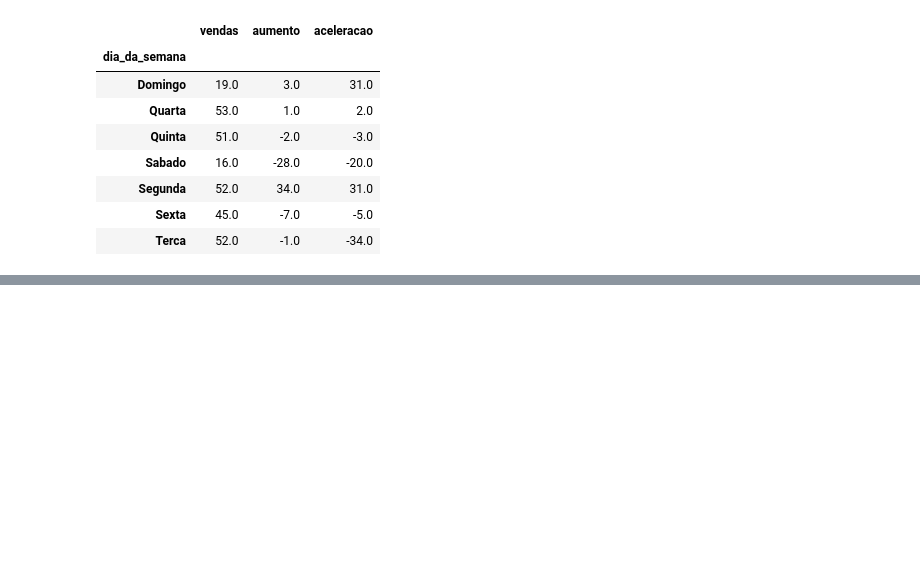
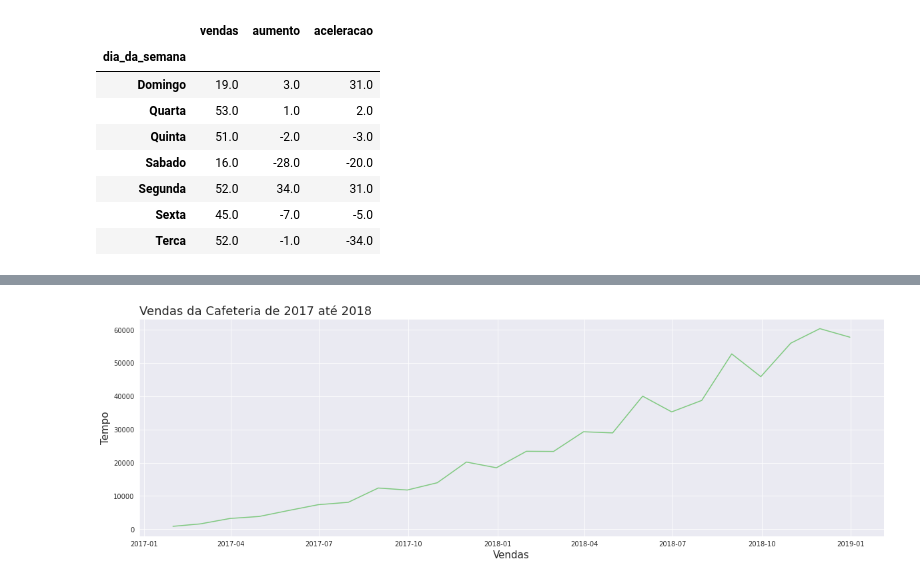
Before and after one commit to King-Bowie/TimeSeries, a Jupyter notebook: TimeSeries.ipynb, the cells around one changed output, grey strips where cells are left out. Drawn from its saved outputs; the diff is of its cells as text; code cells hidden in the pictures; blank space fills up the shorter version.

```diff
--- a/TimeSeries.ipynb
+++ b/TimeSeries.ipynb
@@ -380,0 +410,3 @@ vendas_agrupadas
+# %%
+cafe = pd.read_csv('https://raw.githubusercontent.com/King-Bowie/TimeSeries/main/dados/cafelura.csv')
+cafe.head()
@@ -380,0 +438,3 @@ vendas_agrupadas
+# %%
+cafe['mes'] = pd.to_datetime(cafe['mes'])
+cafe.dtypes
@@ -380,0 +445,4 @@ vendas_agrupadas
+# %%
+cafe['aumento'] = cafe['vendas'].diff()
+cafe['crescimento'] = cafe['aumento'].diff()
+cafe.head()
@@ -380,0 +456,4 @@ vendas_agrupadas
+# %%
+plotar("Vendas da Cafeteria de 2017 até 2018",'Vendas','Tempo','mes','vendas',cafe)
+# %% [output]
+[figure, added]
```
Also changed, not shown: parts of 11 cells of this notebook.
